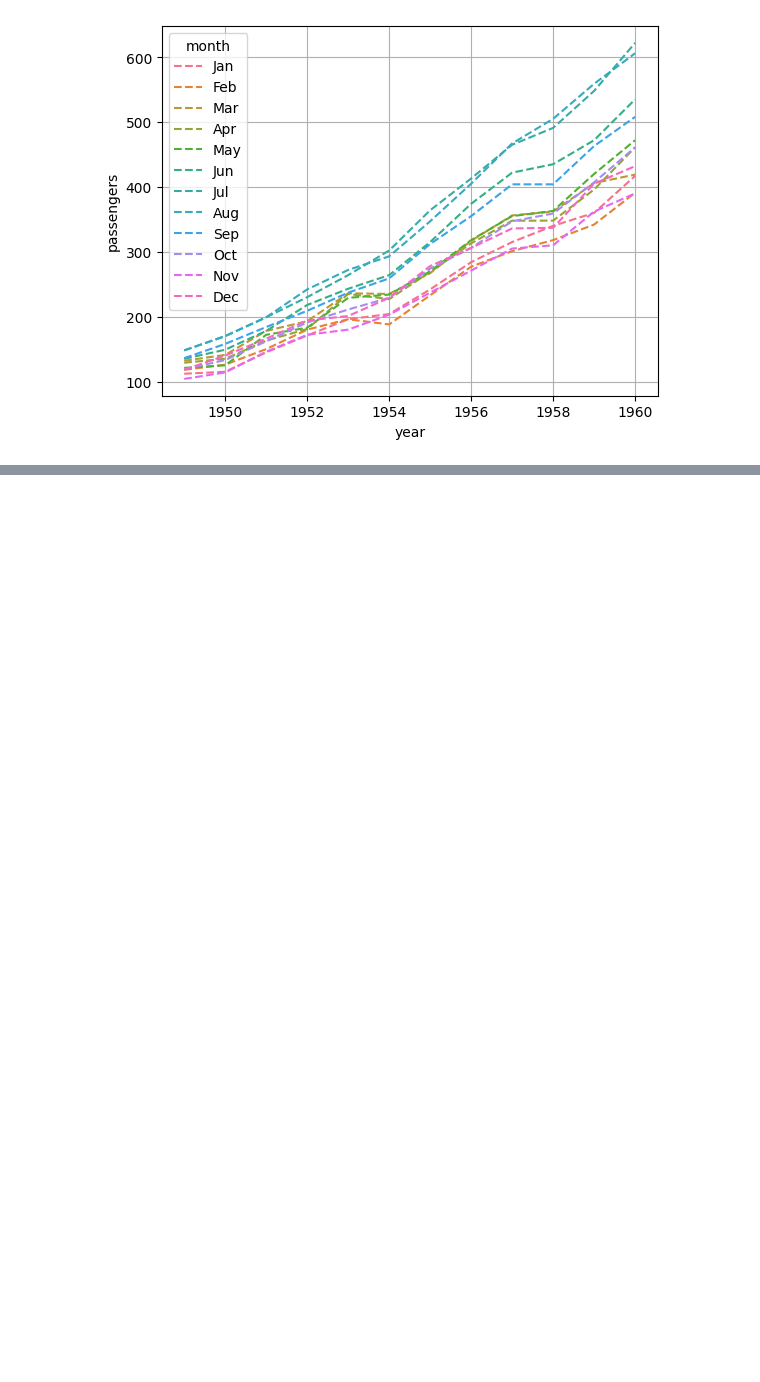
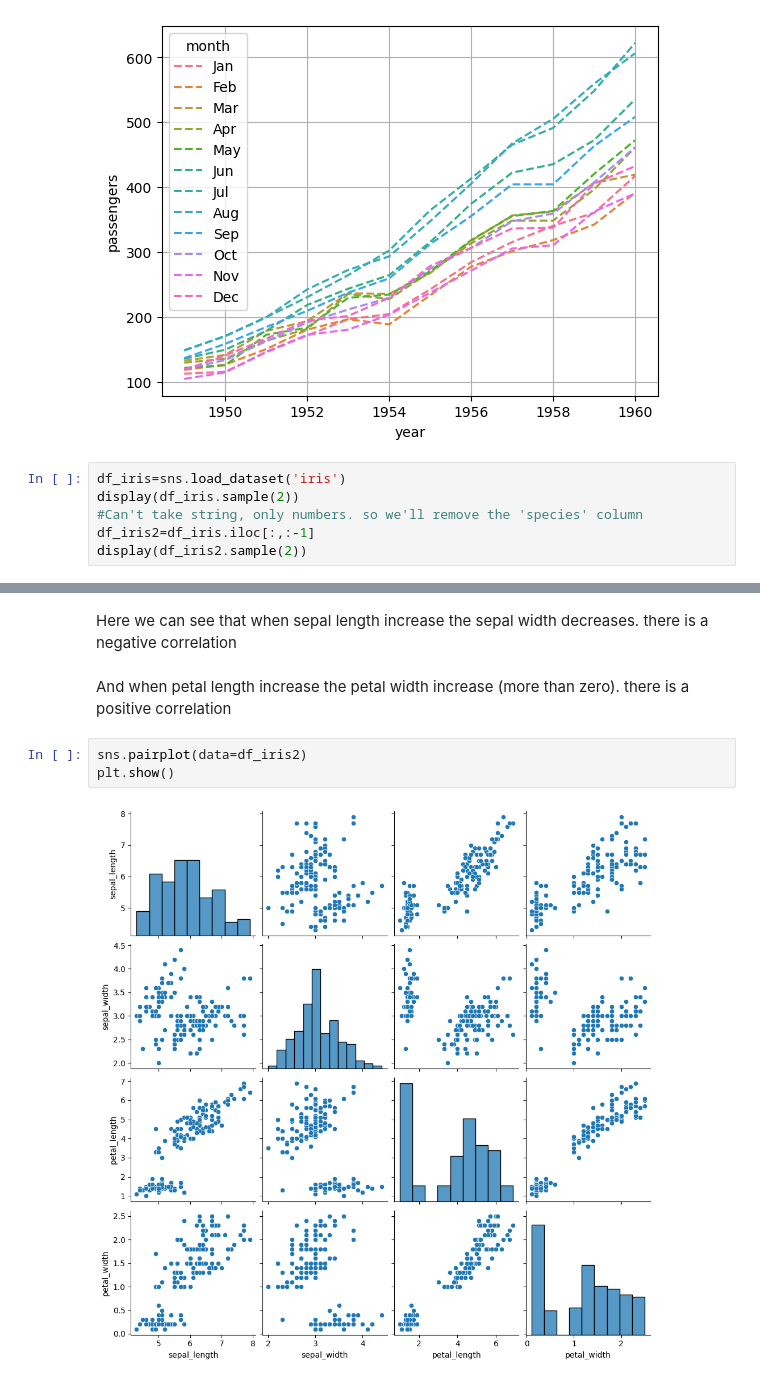
Before and after one commit to Maddox24425/Summer-Training, a Jupyter notebook: Day_14/Day_14.ipynb, the cells around one changed output, grey strips where cells are left out. Saved outputs shown, nothing was run; the diff lists cells and outputs as text; blank space fills up the shorter version.

```diff
--- a/Day_14/Day_14.ipynb
+++ b/Day_14/Day_14.ipynb
@@ -165,3 +165,9 @@ sns.lineplot(data=df_flight, x='year', y='passengers', hue='month', linestyle=('
 plt.grid()
 # %% [output]
 [figure]
+# %%
+df_iris=sns.load_dataset('iris')
+display(df_iris.sample(2))
+#Can't take string, only numbers. so we'll remove the 'species' column
+df_iris2=df_iris.iloc[:,:-1]
+display(df_iris2.sample(2))
@@ -167,0 +190,9 @@ plt.grid()
+# %% [markdown]
+Here we can see that when sepal length increase the sepal width decreases. there is a negative correlation
+# %% [markdown]
+And when petal length increase the petal width increase (more than zero). there is a positive correlation
+# %%
+sns.pairplot(data=df_iris2)
+plt.show()
+# %% [output]
+[figure, added]
```
Also changed, not shown: parts of 7 cells of this notebook.
